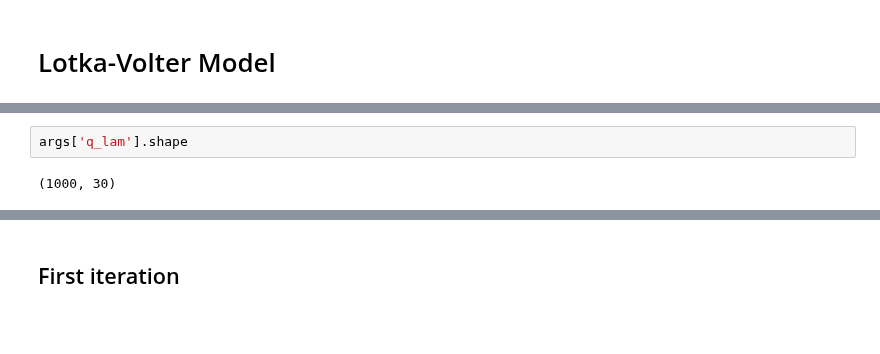
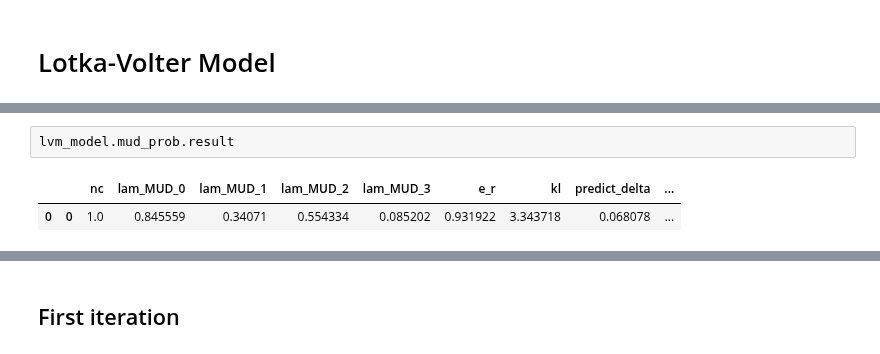
Before and after one commit to UT-CHG/pyDCI, a Jupyter notebook: notebooks/ModelClassTest.ipynb, the cells around one changed output, grey strips where cells are left out. Cells and saved outputs as stored; diff of their text form; blank space fills up the shorter version.

```diff
--- a/notebooks/ModelClassTest.ipynb
+++ b/notebooks/ModelClassTest.ipynb
@@ -39,4 +62,5 @@ args = lvm_model.mud_args(5, num_samples=1000)
 # %%
-args['q_lam'].shape
+lvm_model.mud_prob.result
 # %% [output]
-(1000, 30)
+|  |  | nc | lam_MUD_0 | lam_MUD_1 | lam_MUD_2 | lam_MUD_3 | e_r | kl | predict_delta | ... |
+| 0 | 0 | 1.0 | 0.845559 | 0.34071 | 0.554334 | 0.085202 | 0.931922 | 3.343718 | 0.068078 | ... |
```
Also changed, not shown: parts of 11 cells of this notebook, 4 other files.
